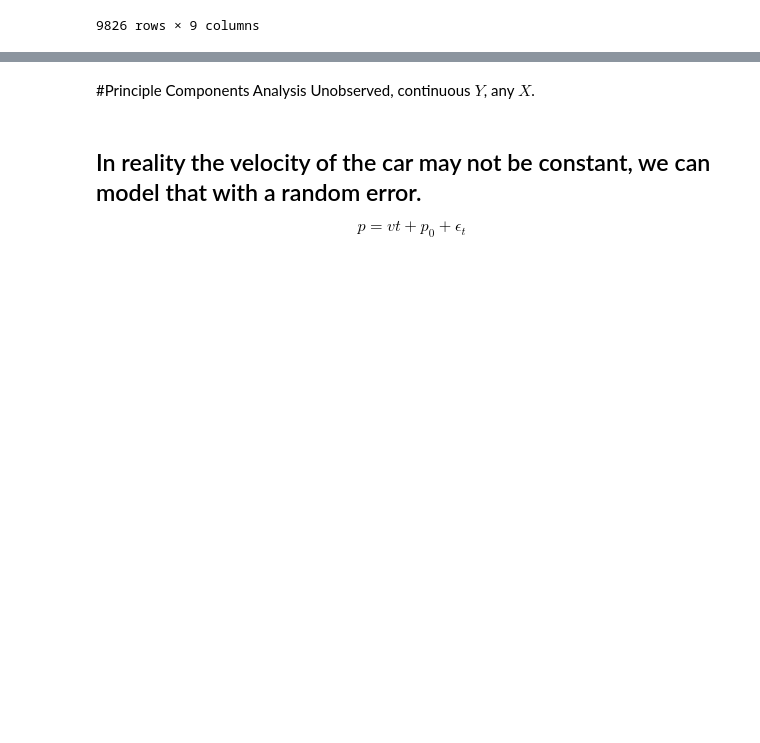
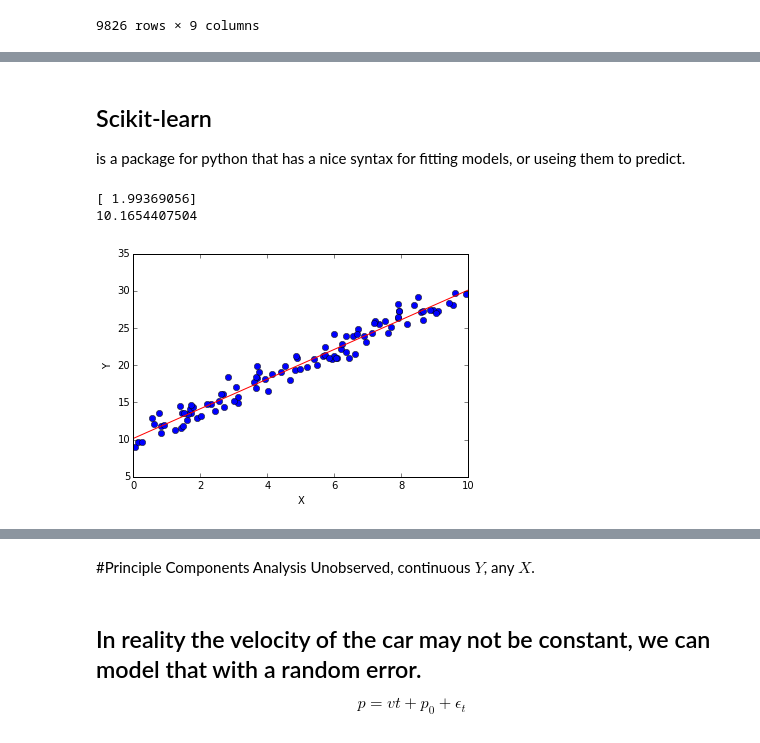
Before and after one commit to margarito-cv/datadiversity, a Jupyter notebook: workshops/python_workshops/Sept28/Models 101.ipynb, the cells around one changed output, grey strips where cells are left out. Saved outputs shown, nothing was run; the diff lists cells and outputs as text; code cells hidden in the pictures; blank space fills up the shorter version.

```diff
--- a/workshops/python_workshops/Sept28/Models 101.ipynb
+++ b/workshops/python_workshops/Sept28/Models 101.ipynb
@@ -219,0 +339,28 @@ Logical $Y$, any $X$.
+# %% [markdown]
+## Scikit-learn
+is a package for python that has a nice syntax for fitting models, or useing them to predict.
+# %%
+from sklearn.linear_model import LinearRegression
+import pylab as pl
+
+model = LinearRegression()
+model.fit(X, Y)
+
+# Plot the data and the model prediction
+X_fit = np.linspace(0, 10, 100)[:, np.newaxis]
+y_fit = model.predict(X_fit)
+
+plt.plot(X[:,0], Y, 'o')
+plt.hold('on')
+plt.plot(X_fit, y_fit, 'r-');
+plt.xlabel('X')
+plt.ylabel('Y')
+
+
+# We can also print the coefficients.
+print(model.coef_)
+print(model.intercept_)
+# %% [output]
+[ 1.99369056]
+10.1654407504
+[figure, added]
```
Also changed, not shown: parts of 22 cells of this notebook.
